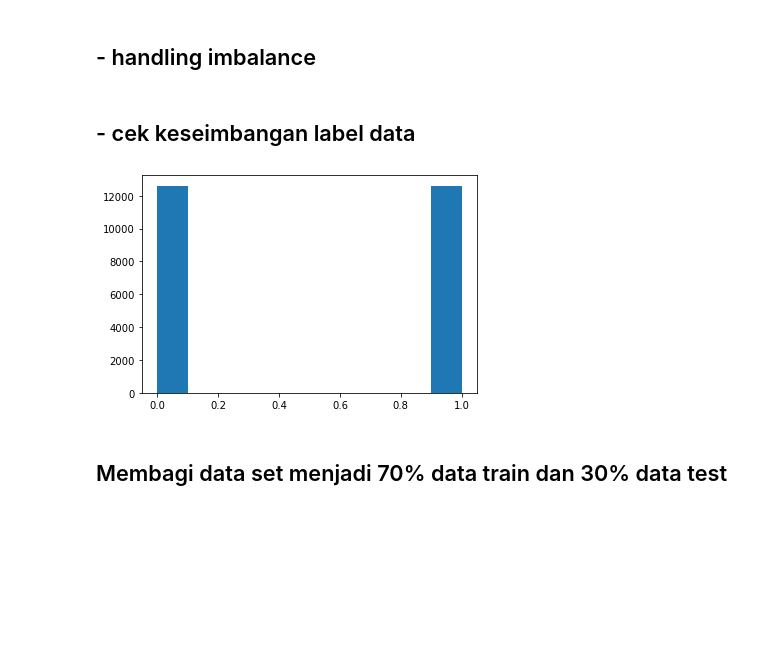
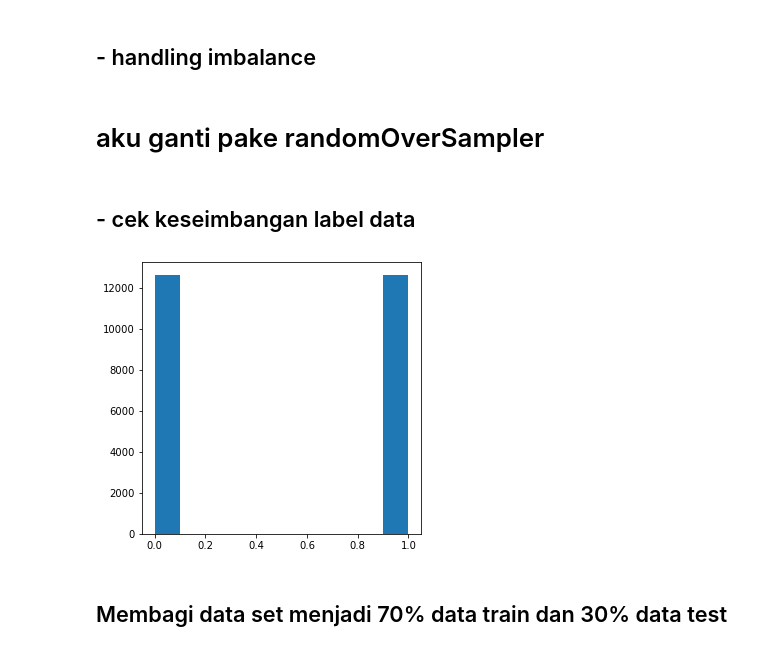
Before and after one commit to ArdaAr/hotel-feedback-sentimen, a Jupyter notebook: Datavidia.ipynb, the cells around one changed output. Saved outputs shown, nothing was run; the diff lists cells and outputs as text; code cells hidden in the pictures; blank space fills up the shorter version.

```diff
--- a/Datavidia.ipynb
+++ b/Datavidia.ipynb
@@ -621,8 +678,10 @@ tfid_train.shape
 # %% [markdown]
 <h2>- handling imbalance</h2>
 # %%
-# overcampling data menggunakan class SMOTE() untuk handling imbalanced data
-# dengan output X (feature) dan y (Label)
+# # overcampling data menggunakan class SMOTE() untuk handling imbalanced data
+# # dengan output X (feature) dan y (Label)
 
-oversample = SMOTE()
-X, y = oversample.fit_resample(tfid_train, label)
+# oversample = SMOTE()
+# X, y = oversample.fit_resample(tfid_train, label)
+# %% [markdown]
+# aku ganti pake randomOverSampler
@@ -629,11 +694,11 @@ X, y = oversample.fit_resample(tfid_train, label)
 # %% [markdown]
 <h2>- cek keseimbangan label data</h2>
 # %%
-plt.figure(figsize=)
+plt.figure(figsize=(5,5))
 plt.hist(y)
 plt.show()
 # %% [output]
-[figure, old version]
+[figure, new version]
 # %% [markdown]
 <h2> Membagi data set menjadi 70% data train dan 30% data test
 # %%
```
Also changed, not shown: parts of 60 cells of this notebook, 1 other file.
